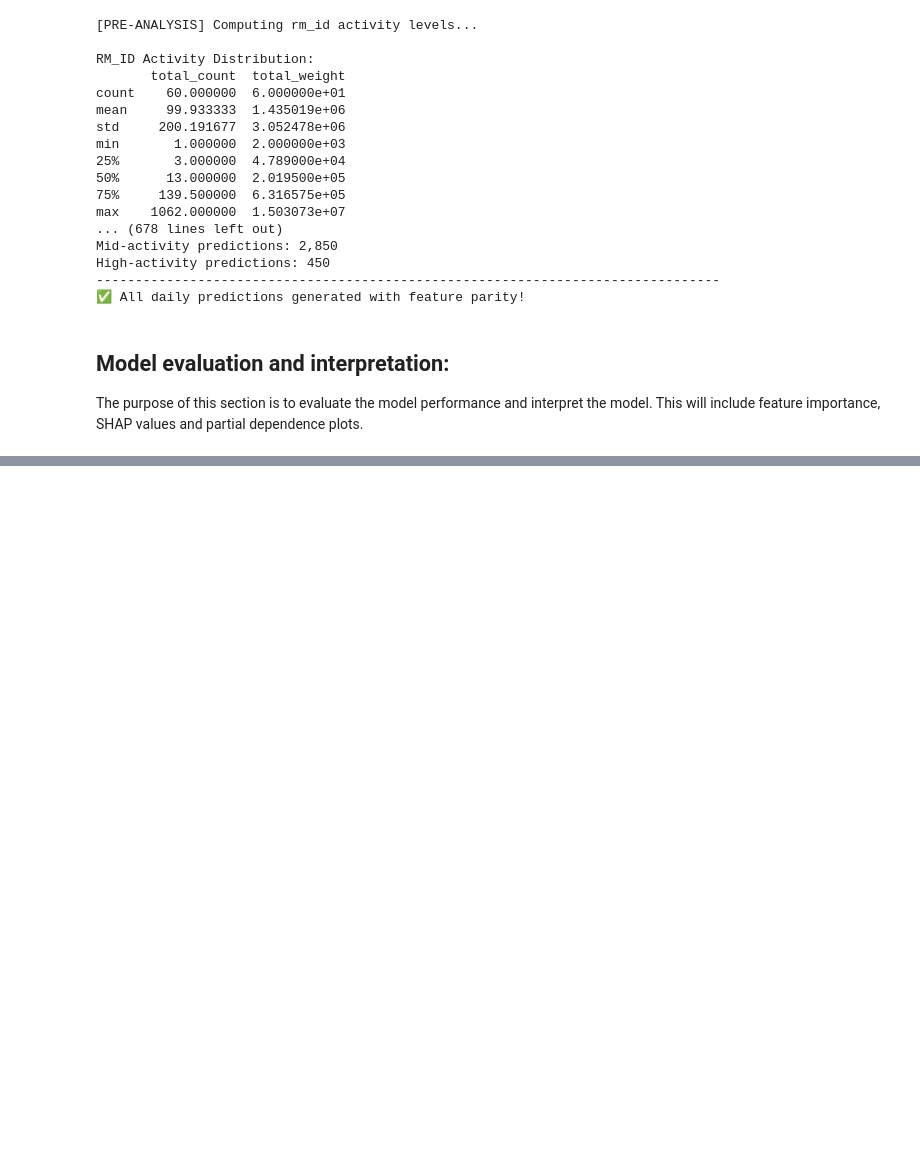
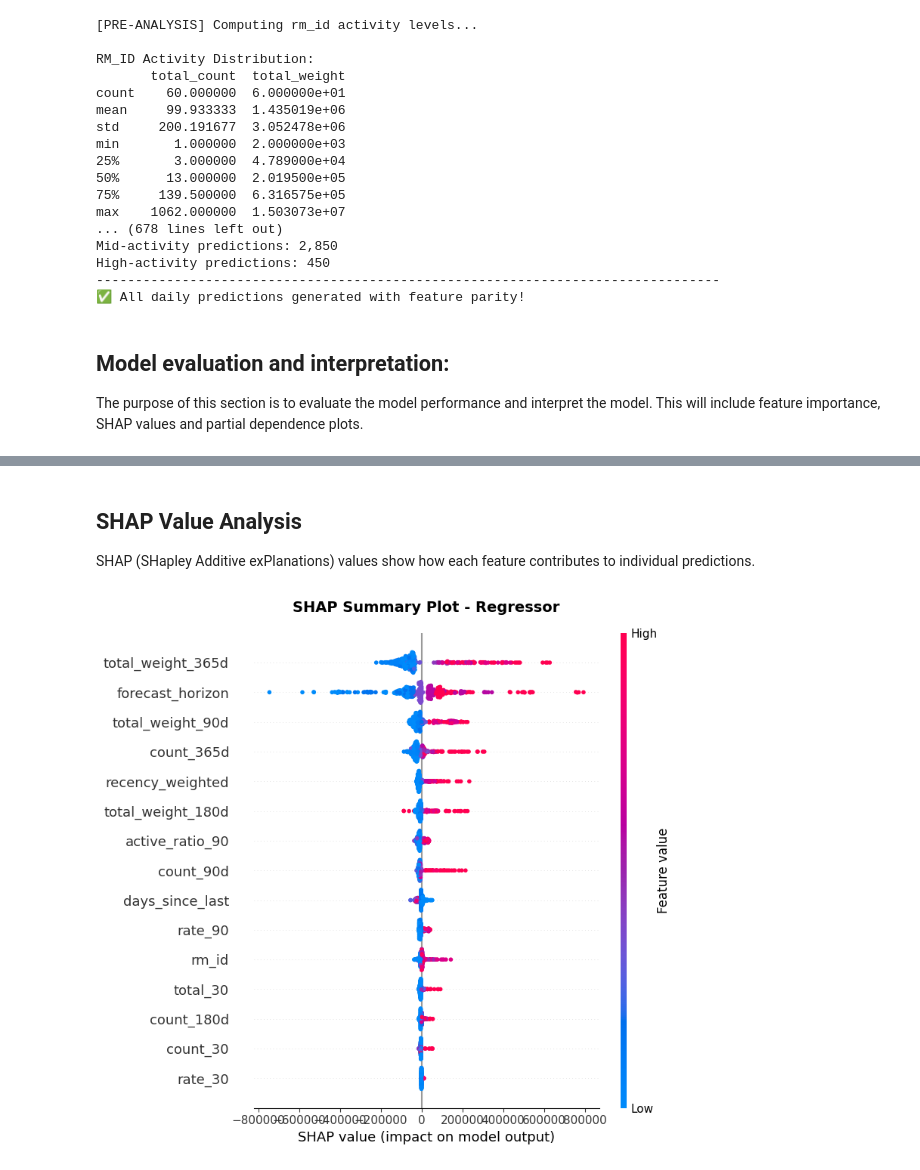
Before and after one commit to lawaasen/ModernML_project, a Jupyter notebook: Report.ipynb, the cells around one changed output, grey strips where cells are left out. Cells and saved outputs as stored; diff of their text form; code cells hidden in the pictures; blank space fills up the shorter version.

```diff
--- a/Report.ipynb
+++ b/Report.ipynb
@@ -2757,0 +3054,21 @@ The purpose of this section is to evaluate the model performance and interpret t
+# %% [markdown]
+## SHAP Value Analysis
+
+SHAP (SHapley Additive exPlanations) values show how each feature contributes to individual predictions.
+# %%
+# Use a sample of validation data for SHAP
+sample_size = min(500, len(X_val))
+X_val_sample = X_val.sample(n=sample_size, random_state=42)
+
+# Create SHAP explainer for regressor
+explainer = shap.TreeExplainer(model)
+shap_values = explainer.shap_values(X_val_sample)
+
+# Summary plot
+plt.figure(figsize=(10, 8))
+shap.summary_plot(shap_values, X_val_sample, show=False)
+plt.title('SHAP Summary Plot - Regressor', fontsize=14, fontweight='bold', pad=20)
+plt.tight_layout()
+plt.show()
+# %% [output]
+[figure, added]
```
Also changed, not shown: parts of 17 cells of this notebook.
